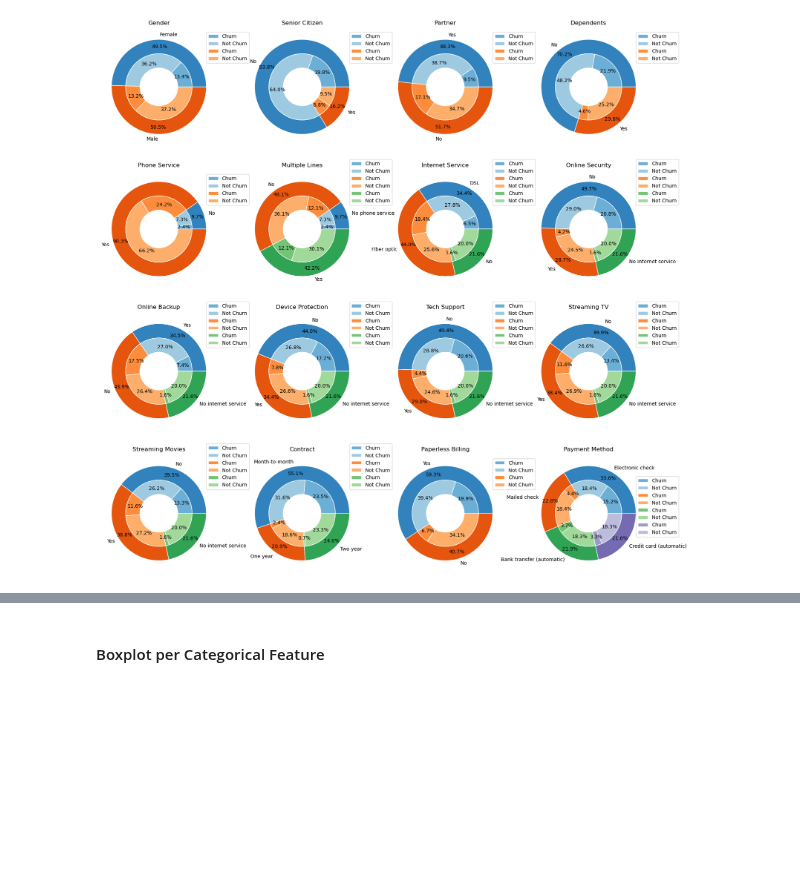
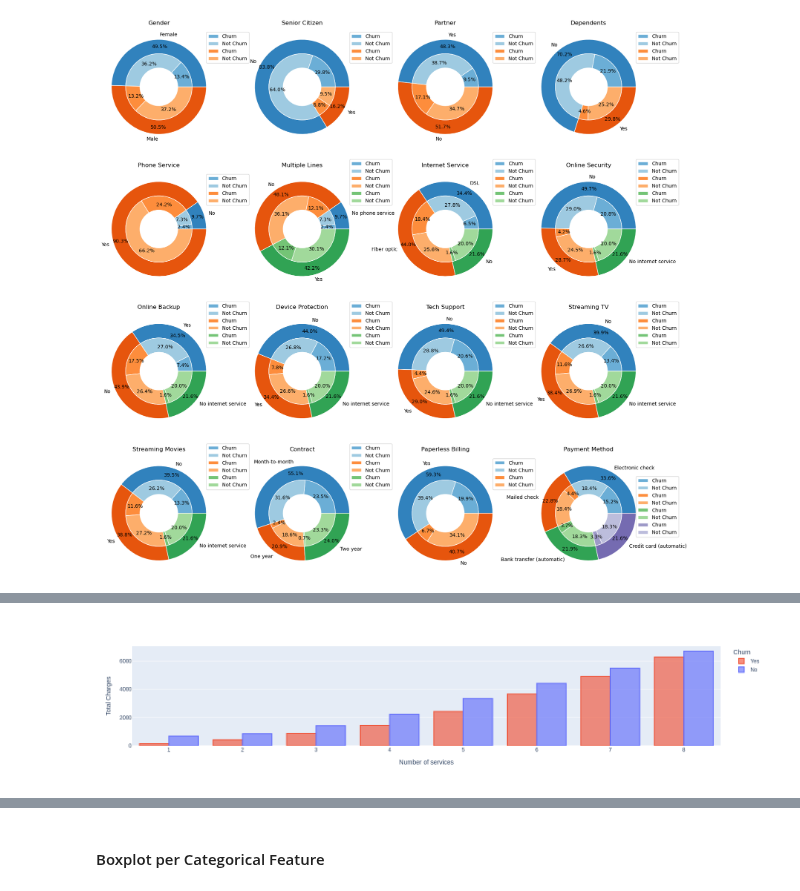
Before and after one commit to CassiaNascimento/Customer_Churn_Prediction, a Jupyter notebook: notebooks/EDA.ipynb, the cells around one changed output, grey strips where cells are left out. Drawn from its saved outputs; the diff is of its cells as text; code cells hidden in the pictures; blank space fills up the shorter version.

```diff
--- a/notebooks/EDA.ipynb
+++ b/notebooks/EDA.ipynb
@@ -475,0 +749,8 @@ plt.show()
+# %%
+fig = px.bar(df5, x="Number of services", y="Total Charges",color="Churn", category_orders={"Churn":["Yes","No"]}, barmode="group")
+fig.update_traces(textposition='outside')
+fig.update_traces(marker_color="rgba(99, 110, 250, 0.65)", marker_line_color="rgb(99, 110, 250)",marker_line_width=2, selector=dict(name='No'))
+fig.update_traces(marker_color="rgba(239, 85, 59, 0.65)", marker_line_color="rgb(239, 85, 59)",marker_line_width=2, selector=dict(name='Yes'))
+fig.show()
+# %% [output]
+[figure, added]
```
Also changed, not shown: parts of 103 cells of this notebook, 1 other file.
